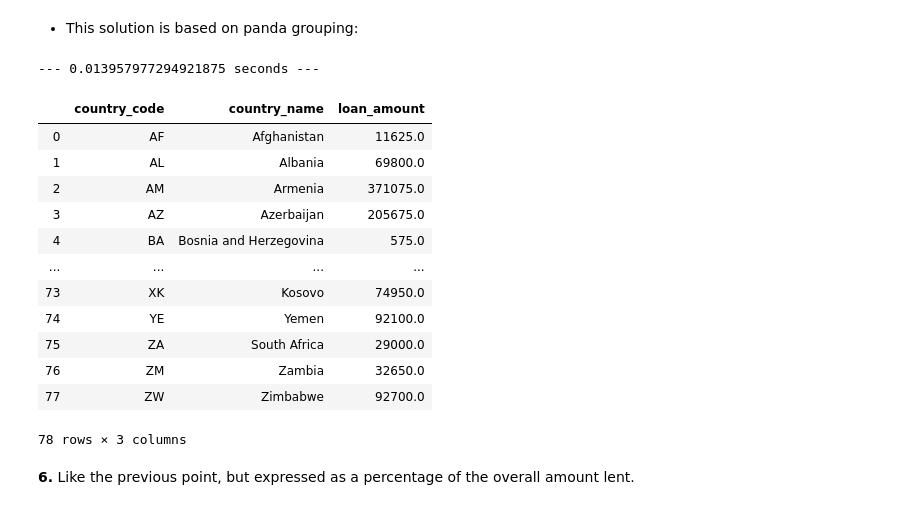
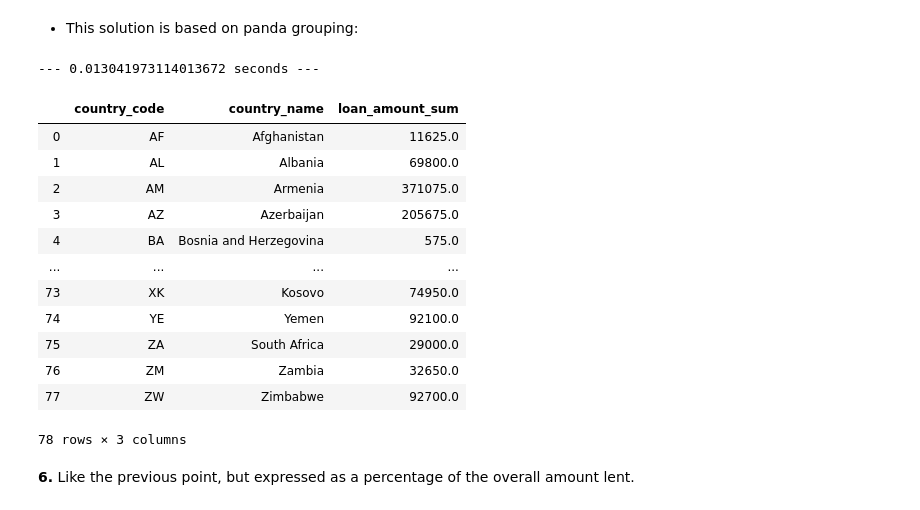
Before and after one commit to vladofilipovic/Foundation_CS_Project, a Jupyter notebook: project/solution-01-primary.ipynb, the cells around one changed output. Saved outputs shown, nothing was run; the diff lists cells and outputs as text; code cells hidden in the pictures.

```diff
--- a/project/solution-01-primary.ipynb
+++ b/project/solution-01-primary.ipynb
@@ -219,12 +220,13 @@ loans_count
 # %%
 import time as tm
 start_time = tm.time()
 loans_sum = loans.groupby(['country_code','country_name'], as_index = False)[['loan_amount']].sum()
+loans_sum.columns = ['country_code','country_name','loan_amount_sum']
 print("--- %s seconds ---" % (tm.time()-start_time))
 loans_sum
 # %% [output]
---- 0.013957977294921875 seconds ---
+--- 0.013041973114013672 seconds ---
-|  | country_code | country_name | loan_amount |
+|  | country_code | country_name | loan_amount_sum |
 | 0 | AF | Afghanistan | 11625.0 |
 | 1 | AL | Albania | 69800.0 |
 | 2 | AM | Armenia | 371075.0 |
```
Also changed, not shown: parts of 15 cells of this notebook.
